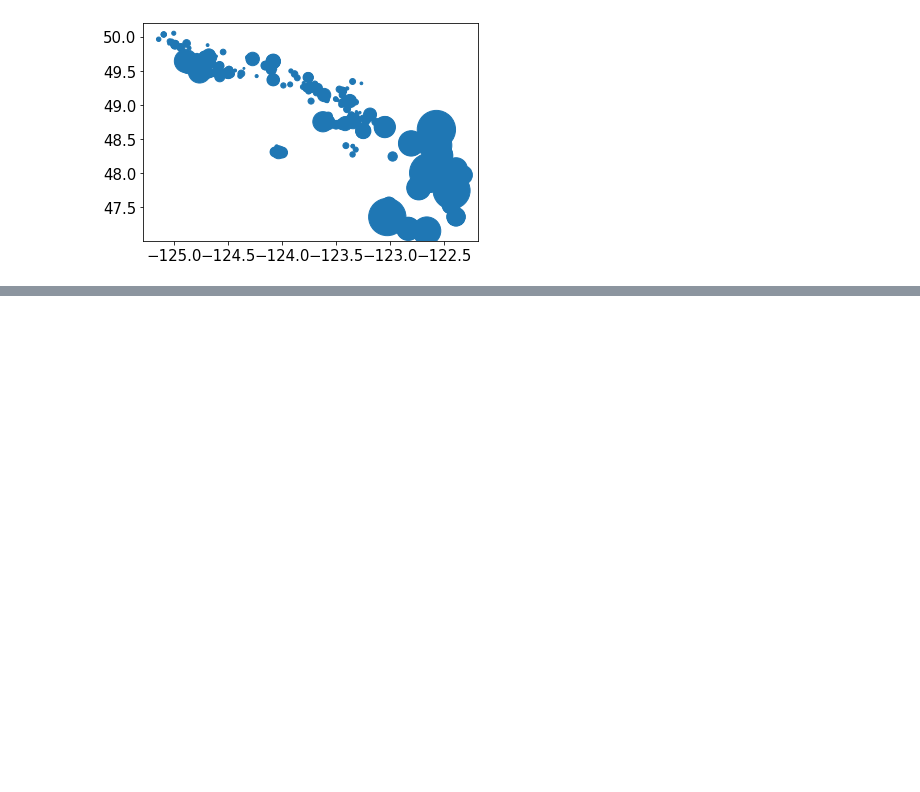
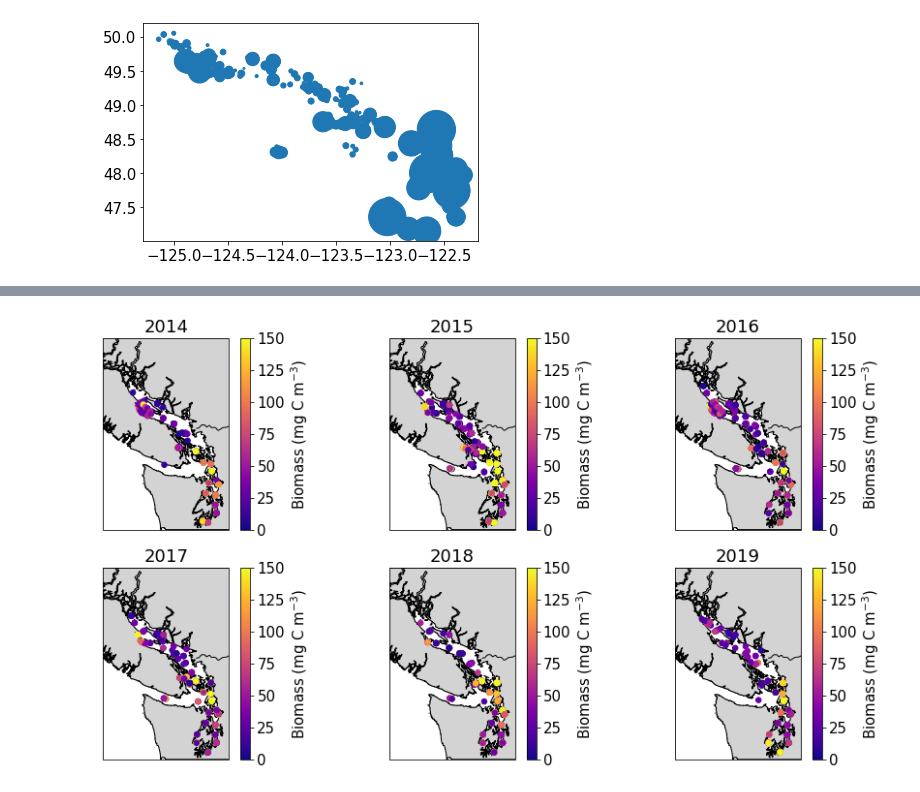
Before and after one commit to SalishSeaCast/analysis-karyn, a Jupyter notebook: notebooks/SalishSeaZoopBiomassScatterplots.ipynb, the cells around one changed output, grey strips where cells are left out. Cells and saved outputs as stored; diff of their text form; code cells hidden in the pictures; blank space fills up the shorter version.

```diff
--- a/notebooks/SalishSeaZoopBiomassScatterplots.ipynb
+++ b/notebooks/SalishSeaZoopBiomassScatterplots.ipynb
@@ -125 +319,93 @@ ax.set_title("Total Zooplankton Biomass in the Salish Sea");
+# %%
+
+
+
+fig,ax=plt.subplots(2,3,figsize=(15,8),subplot_kw={'projection':crs.Mercator(np.mean(xlim), *ylim)})
+
+
+vmax=150
+normalize = colors.Normalize(vmin=0, vmax=vmax)
+xlim, ylim = [-126., -122.], [47., 51.]
+
+
+ax[0,0].set_extent(xlim + ylim)
+#ax[0,0].set_extent([-126., -122., 47., 51.])
+ax[0,0].add_feature(feature.GSHHSFeature('full', edgecolor='k', facecolor=landcolour))
+ax[0,0].add_feature(feature.RIVERS, edgecolor='k')
+st = 2
+m=ax[0,0].scatter(Lon2014,Lat2014,c=Total2014,marker='o', s=30, transform=crs.PlateCarree(), norm=normalize,cmap=mcm.plasma,zorder=2)
+#gl = ax[0,0].gridlines(linestyle=':', color='k', draw_labels=True)
+#gl.top_labels, gl.right_labels = False, False
+#cax = fig.add_axes([0.86, 0.13, 0.03, 0.7])
+cb = fig.colorbar(m,ax=ax[0,0])
+cb.set_label('Biomass (mg C m$^{-3}$)')
+ax[0,0].set_title("2014");
+
+ax[0,1].set_extent(xlim + ylim)
+#ax[0,0].set_extent([-126., -122., 47., 51.])
+ax[0,1].add_feature(feature.GSHHSFeature('full', edgecolor='k', facecolor=landcolour))
+ax[0,1].add_feature(feature.RIVERS, edgecolor='k')
+st = 2
+m=ax[0,1].scatter(Lon2015,Lat2015,c=Total2015,marker='o', s=30, transform=crs.PlateCarree(), norm=normalize,cmap=mcm.plasma,zorder=2)
+#gl = ax[0,1].gridlines(linestyle=':', color='k', draw_labels=True)
+#gl.top_labels, gl.right_labels = False, False
+#cax = fig.add_axes([0.86, 0.13, 0.03, 0.7])
+cb = fig.colorbar(m,ax=ax[0,1])
+cb.set_label('Biomass (mg C m$^{-3}$)')
+ax[0,1].set_title("2015");
+
+ax[0,2].set_extent(xlim + ylim)
+#ax[0,0].set_extent([-126., -122., 47., 51.])
+ax[0,2].add_feature(feature.GSHHSFeature('full', edgecolor='k', facecolor=landcolour))
+ax[0,2].add_feature(feature.RIVERS, edgecolor='k')
+st = 2
+m=ax[0,2].scatter(Lon2016,Lat2016,c=Total2016,marker='o', s=30, transform=crs.PlateCarree(), norm=normalize,cmap=mcm.plasma,zorder=2)
+#gl = ax[0,0].gridlines(linestyle=':', color='k', draw_labels=True)
+#gl.top_labels, gl.right_labels = False, False
+#cax = fig.add_axes([0.86, 0.13, 0.03, 0.7])
+cb = fig.colorbar(m,ax=ax[0,2])
+cb.set_label('Biomass (mg C m$^{-3}$)')
+ax[0,2].set_title("2016");
+
+ax[1,0].set_extent(xlim + ylim)
+#ax[0,0].set_extent([-126., -122., 47., 51.])
+ax[1,0].add_feature(feature.GSHHSFeature('full', edgecolor='k', facecolor=landcolour))
+ax[1,0].add_feature(feature.RIVERS, edgecolor='k')
+st = 2
+m=ax[1,0].scatter(Lon2017,Lat2017,c=Total2017,marker='o', s=30, transform=crs.PlateCarree(), norm=normalize,cmap=mcm.plasma,zorder=2)
+#gl = ax[1,0].gridlines(linestyle=':', color='k', draw_labels=True)
+#gl.top_labels, gl.right_labels = False, False
+#cax = fig.add_axes([0.86, 0.13, 0.03, 0.7])
+cb = fig.colorbar(m,ax=ax[1,0])
+cb.set_label('Biomass (mg C m$^{-3}$)')
+ax[1,0].set_title("2017");
+
+ax[1,1].set_extent(xlim + ylim)
+#ax[0,0].set_extent([-126., -122., 47., 51.])
+ax[1,1].add_feature(feature.GSHHSFeature('full', edgecolor='k', facecolor=landcolour))
+ax[1,1].add_feature(feature.RIVERS, edgecolor='k')
+st = 2
+m=ax[1,1].scatter(Lon2018,Lat2018,c=Total2018,marker='o', s=30, transform=crs.PlateCarree(), norm=normalize,cmap=mcm.plasma,zorder=2)
+#gl = ax[1,1].gridlines(linestyle=':', color='k', draw_labels=True)
+#gl.top_labels, gl.right_labels = False, False
+#cax = fig.add_axes([0.86, 0.13, 0.03, 0.7])
+cb = fig.colorbar(m,ax=ax[1,1])
+cb.set_label('Biomass (mg C m$^{-3}$)')
+ax[1,1].set_title("2018");
+
+
+ax[1,2].set_extent(xlim + ylim)
+#ax[0,0].set_extent([-126., -122., 47., 51.])
+ax[1,2].add_feature(feature.GSHHSFeature('full', edgecolor='k', facecolor=landcolour))
+ax[1,2].add_feature(feature.RIVERS, edgecolor='k')
+st = 2
+m=ax[1,2].scatter(Lon2019,Lat2019,c=Total2019,marker='o', s=30, transform=crs.PlateCarree(), norm=normalize,cmap=mcm.plasma,zorder=2)
+#gl = ax[0,0].gridlines(linestyle=':', color='k', draw_labels=True)
+#gl.top_labels, gl.right_labels = False, False
+#cax = fig.add_axes([0.86, 0.13, 0.03, 0.7])
+cb = fig.colorbar(m,ax=ax[1,2])
+cb.set_label('Biomass (mg C m$^{-3}$)')
+ax[1,2].set_title("2019");
+# %% [output]
+[figure, added]
 # %%
```
Also changed, not shown: parts of 24 cells of this notebook.
